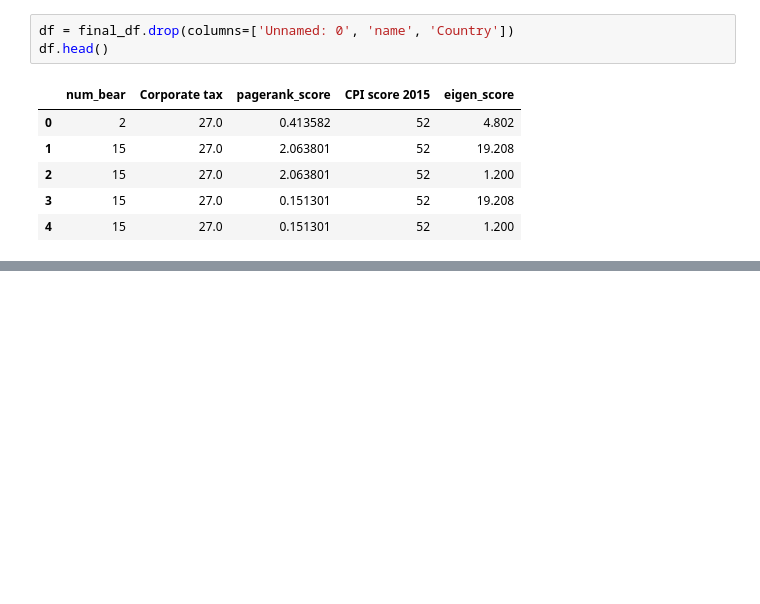
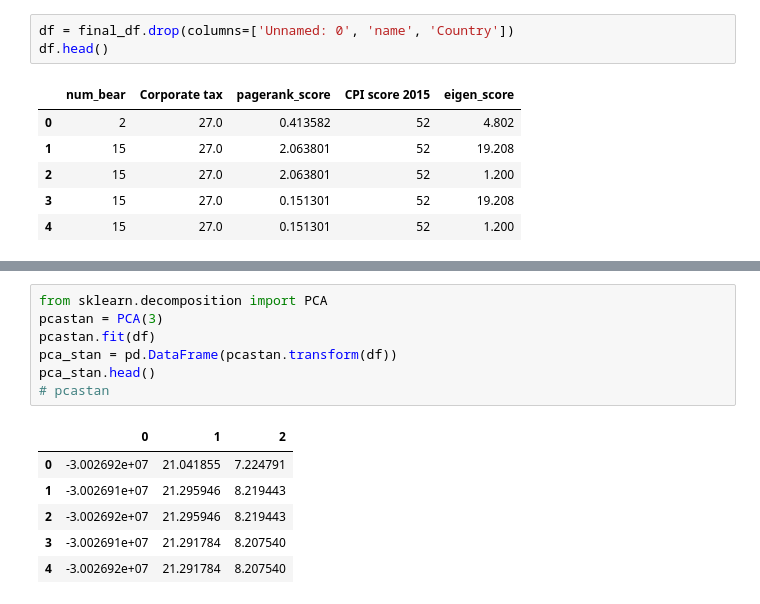
Before and after one commit to alexmak001/Panama-Papers, a Jupyter notebook: clustering.ipynb, the cells around one changed output, grey strips where cells are left out. Drawn from its saved outputs; the diff is of its cells as text; blank space fills up the shorter version.

```diff
--- a/clustering.ipynb
+++ b/clustering.ipynb
@@ -72,0 +106,14 @@ results[1].nunique()
+# %%
+from sklearn.decomposition import PCA
+pcastan = PCA(3)
+pcastan.fit(df)
+pca_stan = pd.DataFrame(pcastan.transform(df))
+pca_stan.head()
+# pcastan
+# %% [output]
+|  | 0 | 1 | 2 |
+| 0 | -3.002692e+07 | 21.041855 | 7.224791 |
+| 1 | -3.002691e+07 | 21.295946 | 8.219443 |
+| 2 | -3.002692e+07 | 21.295946 | 8.219443 |
+| 3 | -3.002691e+07 | 21.291784 | 8.207540 |
+| 4 | -3.002692e+07 | 21.291784 | 8.207540 |
```
Also changed, not shown: parts of 23 cells of this notebook.
